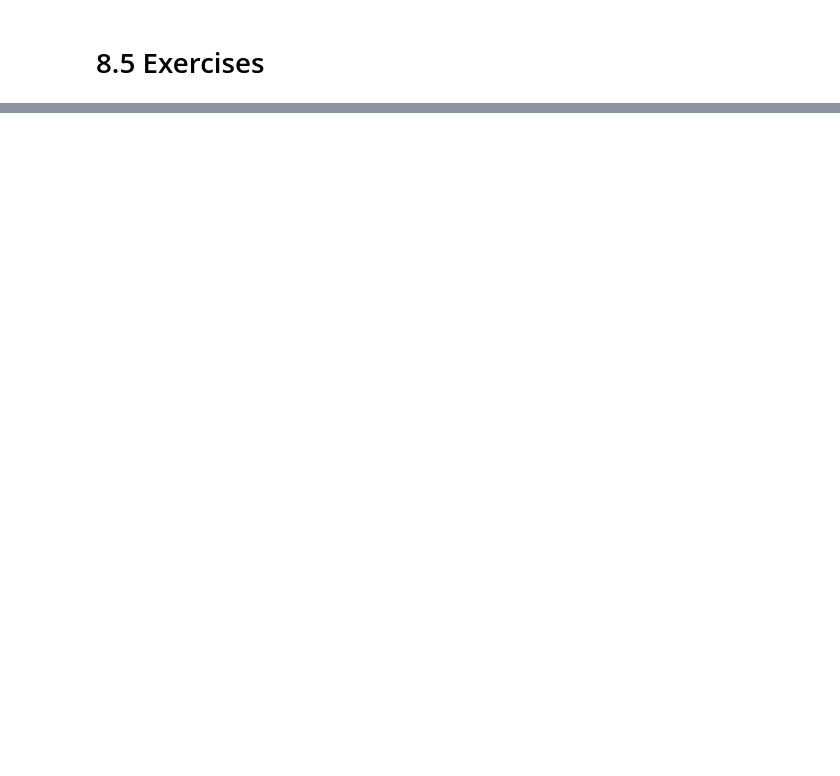
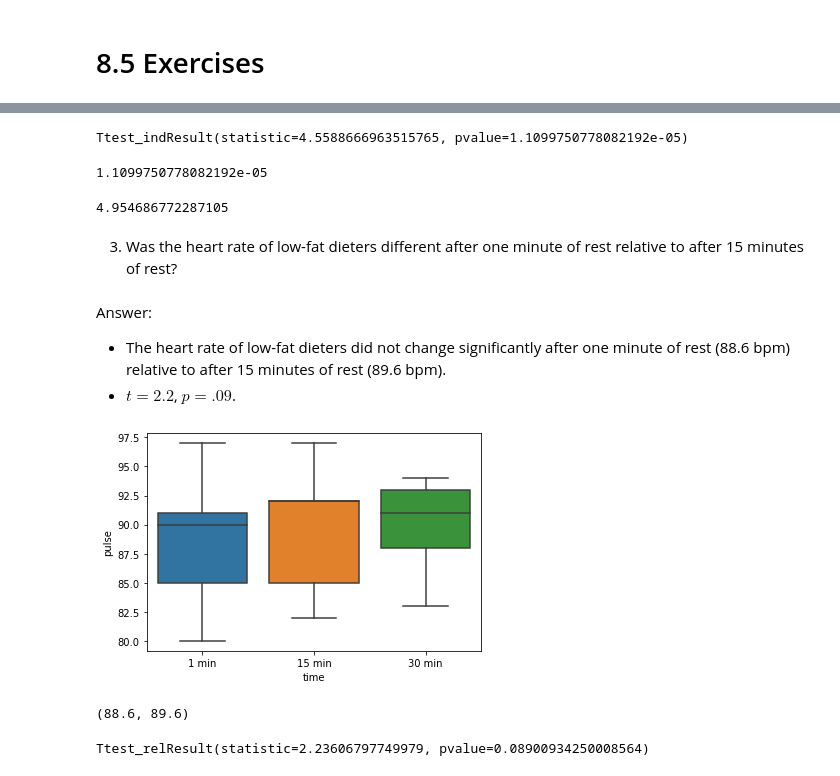
Before and after one commit to Coding-Forest/2021-Statistics, a Jupyter notebook: 01 Probability and Statistics for ML/STAT 08 Comparing Means.ipynb, the cells around one changed output, grey strips where cells are left out. Cells and saved outputs as stored; diff of their text form; code cells hidden in the pictures; blank space fills up the shorter version.

```diff
--- a/01 Probability and Statistics for ML/STAT 08 Comparing Means.ipynb
+++ b/01 Probability and Statistics for ML/STAT 08 Comparing Means.ipynb
@@ -475,0 +624,41 @@ To assess whether the mean heart rate varies significantly after one minute of w
+# %%
+# depending on the order of the input samples, the direction of t value may change.
+# but the direction is not important.
+
+st.ttest_ind(males, females, equal_var=False)
+# %% [output]
+Ttest_indResult(statistic=4.5588666963515765, pvalue=1.1099750778082192e-05)
+# %%
+# p-value
+t[1]
+# %% [output]
+1.1099750778082192e-05
+# %%
+# negative log p-value
+-np.log10(t[1])
+# %% [output]
+4.954686772287105
+# %% [markdown]
+3. Was the heart rate of low-fat dieters different after one minute of rest relative to after 15 minutes of rest?
+# %% [markdown]
+Answer:
+- The heart rate of low-fat dieters did not change significantly after one minute of rest (88.6 bpm) relative to after 15 minutes of rest (89.6 bpm).
+- $t=2.2$, $p = .09$.
+# %%
+exercise = sb.load_dataset('exercise')
+
+rest_lo = exercise[(exercise.diet == 'low fat') & (exercise.kind == 'rest')]
+_ = sb.boxplot(x='time', y='pulse', data=rest_lo)
+# %% [output]
+[figure, added]
+# %%
+min1 = rest_lo[rest_lo.time == '1 min']['pulse'].to_numpy()
+min15 = rest_lo[rest_lo.time == '15 min']['pulse'].to_numpy()
+
+min1.mean(), min15.mean()
+# %% [output]
+(88.6, 89.6)
+# %%
+st.ttest_rel(min15, min1)
+# %% [output]
+Ttest_relResult(statistic=2.23606797749979, pvalue=0.08900934250008564)
```
Also changed, not shown: parts of 47 cells of this notebook.
